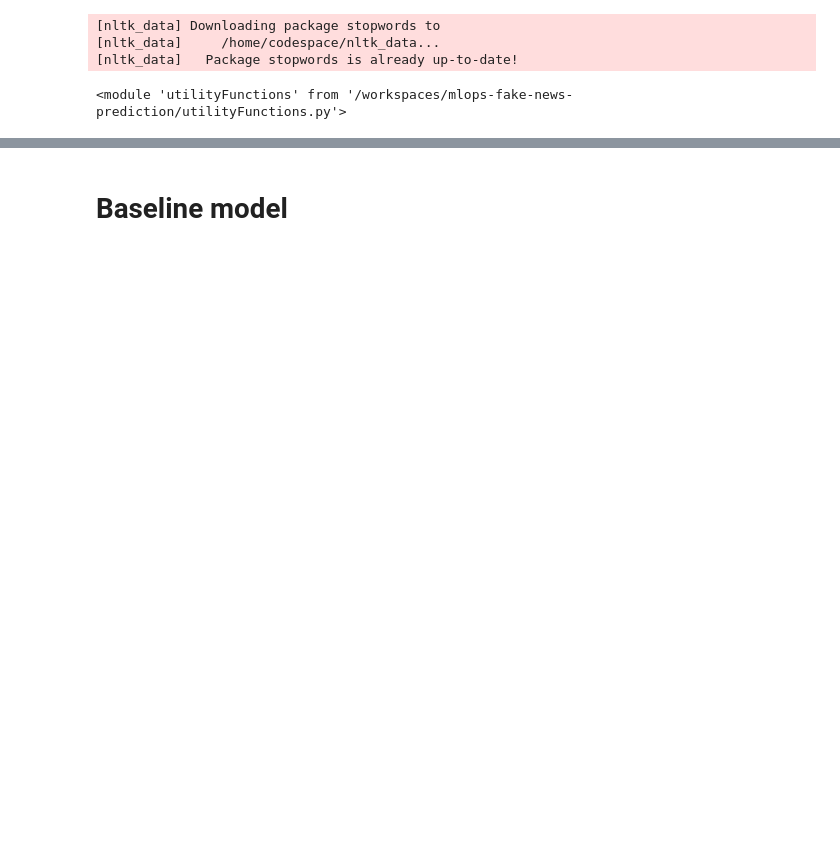
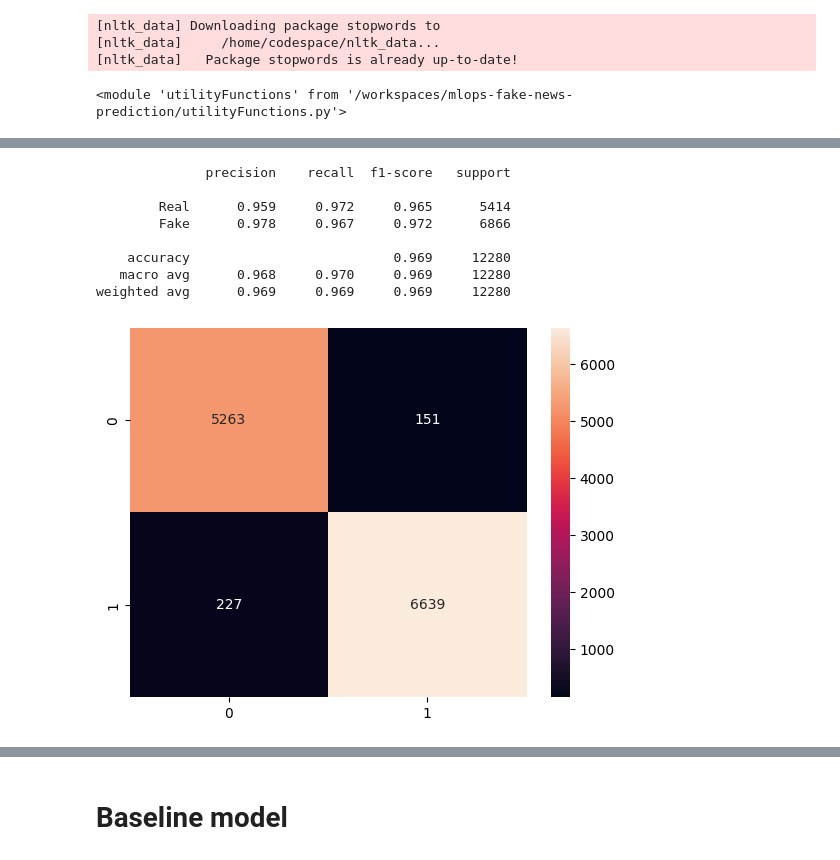
Before and after one commit to katjaweb/mlops-fake-news-prediction, a Jupyter notebook: modeling.ipynb, the cells around one changed output, grey strips where cells are left out. Cells and saved outputs as stored; diff of their text form; code cells hidden in the pictures; blank space fills up the shorter version.

```diff
--- a/modeling.ipynb
+++ b/modeling.ipynb
@@ -60,8 +51,6 @@ X_test = prepare_features(X_test)
+# %%
+y_train = y_train.loc[:, 'label']
+y_val = y_val.loc[:, 'label']
 # %%
 num_cols = X_train.select_dtypes(include=['number']).columns
 cat_cols = X_train.select_dtypes(include=['object']).columns
-# %%
-X_train = apply_text_cleaner(X_train, column='title_text')
-# %%
-X_val = apply_text_cleaner(X_val, column='title_text')
-X_test = apply_text_cleaner(X_test, column='title_text')
@@ -100,4 +87,5 @@ print(len(X_train))
 # %%
+# BoW only
 count_vectorizer = CountVectorizer()
 X_train_bow = count_vectorizer.fit_transform(X_train['title_text_clean'])
-X_test_bow = count_vectorizer.transform(X_test['title_text_clean'])
+X_val_bow = count_vectorizer.transform(X_val['title_text_clean'])
@@ -121,0 +252,15 @@ y_train Shape: (50493,)
+# %%
+xgb_bow = XGBClassifier(random_state=0, n_jobs=-1)
+xgb_bow.fit(X_train_bow, y_train)
+y_pred_bow_xgb = xgb_bow.predict(X_val_bow)
+evaluate(y_val, y_pred_bow_xgb)
+# %% [output]
+              precision    recall  f1-score   support
+
+        Real      0.959     0.972     0.965      5414
+        Fake      0.978     0.967     0.972      6866
+
+    accuracy                          0.969     12280
+   macro avg      0.968     0.970     0.969     12280
+weighted avg      0.969     0.969     0.969     12280
+[figure, added]
```
Also changed, not shown: parts of 104 cells of this notebook.
